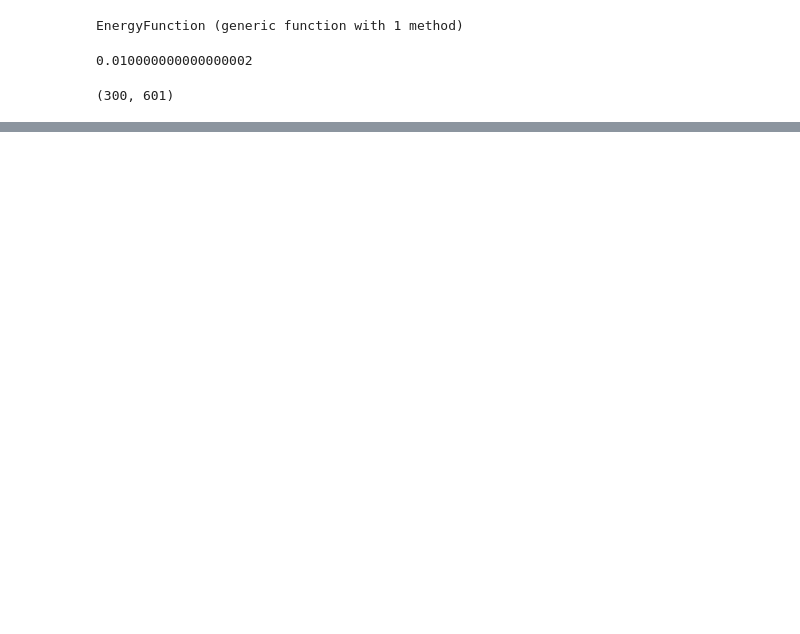
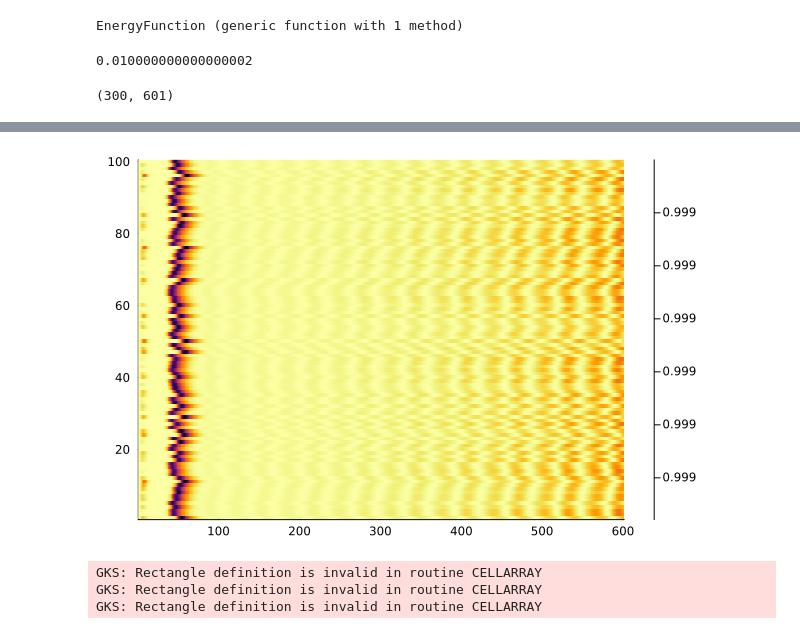
Before and after one commit to eiralarsson/Lorentz-System-Degree-Project, a Jupyter notebook: Sensitivity-Analysis/Vilmer_demonstrates.ipynb, the cells around one changed output, grey strips where cells are left out. Drawn from its saved outputs; the diff is of its cells as text; code cells hidden in the pictures; blank space fills up the shorter version.

```diff
--- a/Sensitivity-Analysis/Vilmer_demonstrates.ipynb
+++ b/Sensitivity-Analysis/Vilmer_demonstrates.ipynb
@@ -27,0 +28,8 @@ heatmap(M)
+# %%
+A = CorrelationMatrix(M1,M2)
+heatmap(A)
+# %% [output]
+[figure, added]
+GKS: Rectangle definition is invalid in routine CELLARRAY
+GKS: Rectangle definition is invalid in routine CELLARRAY
+GKS: Rectangle definition is invalid in routine CELLARRAY
```
Also changed, not shown: parts of 1 cell of this notebook, 1 other file.
